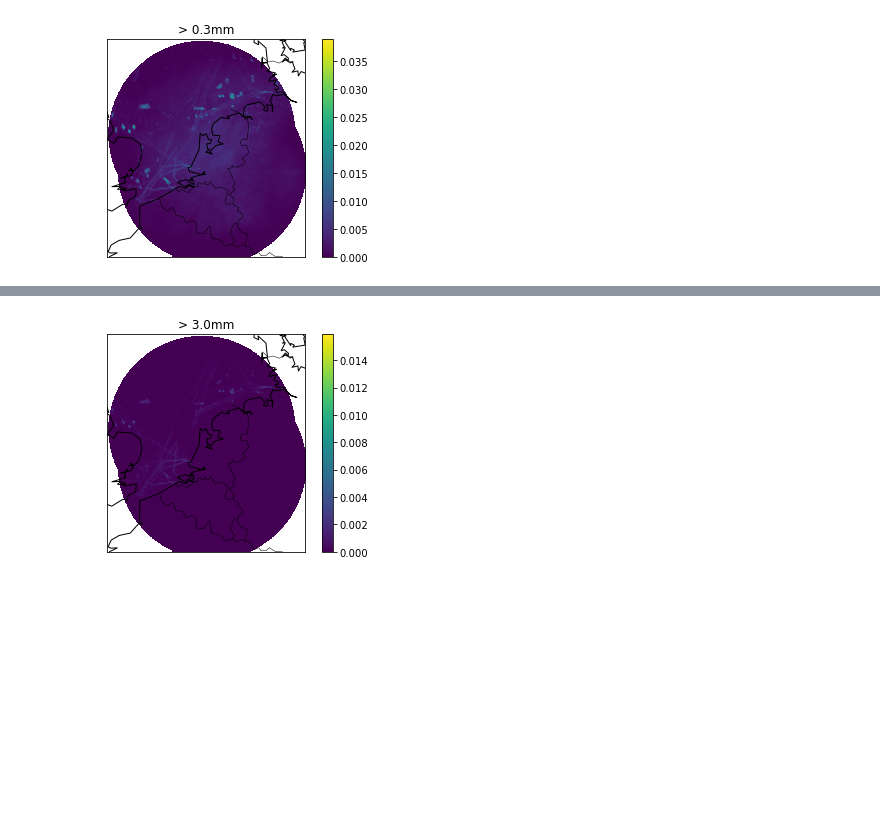
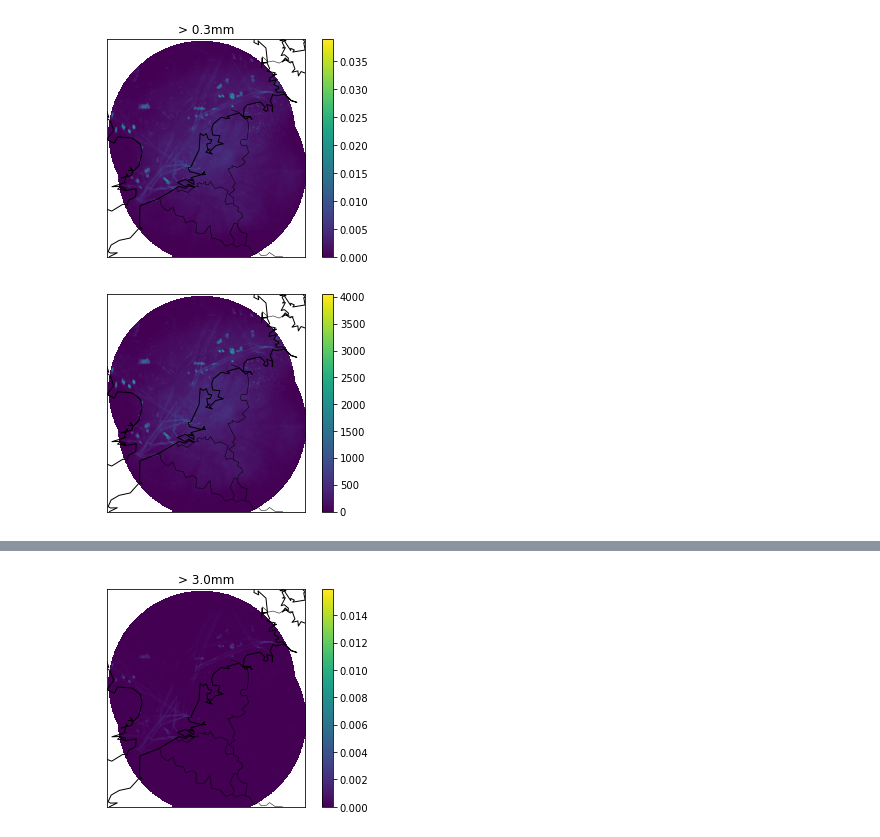
Before and after one commit to KoertS/precipitation-nowcasting-using-GANs, a Jupyter notebook: precipitation_forecasting/freq_exceedence_threshold.ipynb, the cells around one changed output, grey strips where cells are left out. Cells and saved outputs as stored; diff of their text form; code cells hidden in the pictures; blank space fills up the shorter version.

```diff
--- a/precipitation_forecasting/freq_exceedence_threshold.ipynb
+++ b/precipitation_forecasting/freq_exceedence_threshold.ipynb
@@ -139,3 +139,7 @@ plt.title('> {}mm'.format(thresholds[i]/100))
 plt.savefig('figures/freq_above_03mm')
 # %% [output]
 [figure]
+# %%
+plot_on_map(count_exceed[0], ftype='.h5')
+# %% [output]
+[figure, added]
```
Also changed, not shown: parts of 18 cells of this notebook, 3 other files.
